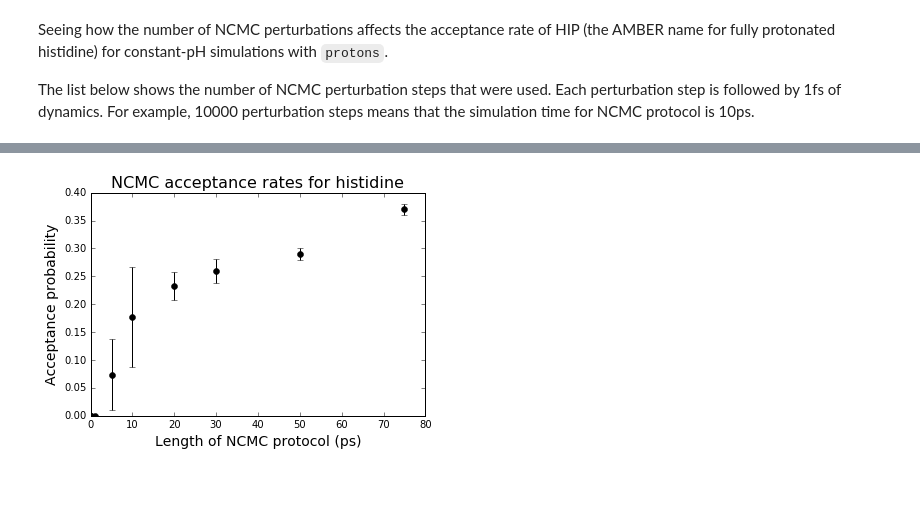
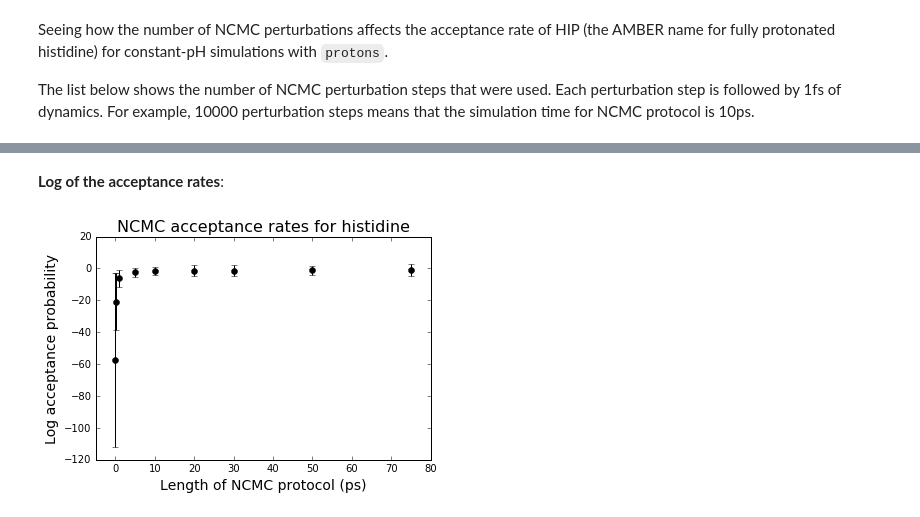
Before and after one commit to choderalab/protons, a Jupyter notebook: protons/explicit_water_calibration/NCMC_Sweep/Analysis.ipynb, the cells around one changed output, grey strips where cells are left out. Cells and saved outputs as stored; diff of their text form; code cells hidden in the pictures; blank space fills up the shorter version.

```diff
--- a/protons/explicit_water_calibration/NCMC_Sweep/Analysis.ipynb
+++ b/protons/explicit_water_calibration/NCMC_Sweep/Analysis.ipynb
@@ -14,0 +25,13 @@ Loading the data from the simulations and plotting the acceptance rate. The data
+# %%
+def read_work(filename):
+    """
+    Read and output the work for a protons NCMC attempts.
+    """
+    lines = open(filename,'r').readlines()
+    energy = []
+    for line in lines:
+        wrk = float(line.split('\n')[0])
+        # Removing proposals to same state
+        if wrk != 0.0:
+            energy.append(wrk)
+    return np.array(energy)
@@ -15,34 +82,13 @@ Loading the data from the simulations and plotting the acceptance rate. The data
+# %% [markdown]
+**Log of the acceptance rates**:
 # %%
-# Reading the simulation data
-accprob_mean = []      # where the acceptance will be stored
-accprob_sd = []
-for p in nperts:
-    a = []
-    for repeat in ('out', 'out1', 'out2', 'out3'):
-        try:
-            filename = str(p) + '_ncmc_steps/' + repeat + '.txt'
-            lines = open(filename,'r').readlines()
-            a.append(float(lines[-1].split()[2]))
-        except IOError:
-            pass
-    a = np.array(a)
-    accprob_mean.append(a.mean())
-    accprob_sd.append(a.std())
-
-# Plotting
-#plt.errorbar(nperts, accprob_mean, yerr=accprob_sd, fmt='o', color='k')
-#plt.title('NCMC acceptance rates for histidine', fontsize=16)
-#plt.xlabel('Number of NCMC perturbations', fontsize=14)
-#plt.ylabel('Acceptance probability', fontsize=14)
-#plt.xlim((-1000,nperts[-1]+1000))
-#plt.show()
-
-ncmc_time = np.array(nperts)/1000   # The length of the NCMC protocol in ps.
-plt.errorbar(ncmc_time, accprob_mean, yerr=accprob_sd, fmt='o', color='k')
+ncmc_time = np.array(nperts)/1000.0   # The length of the NCMC protocol in ps.
+plt.errorbar(ncmc_time, np.log(accprob_mean), yerr=np.log(accprob_sd), fmt='o', color='k')
 plt.title('NCMC acceptance rates for histidine', fontsize=16)
 plt.xlabel('Length of NCMC protocol (ps)', fontsize=14)
-plt.ylabel('Acceptance probability', fontsize=14)
+plt.ylabel('Log acceptance probability', fontsize=14)
+plt.xlim((-5,80))
 #plt.xlim((-0,5,ncmc_time[-1]+0,5))
 plt.show()
 # %% [output]
-[figure, old version]
+[figure, new version]
```
Also changed, not shown: parts of 12 cells of this notebook, 1 other file.
